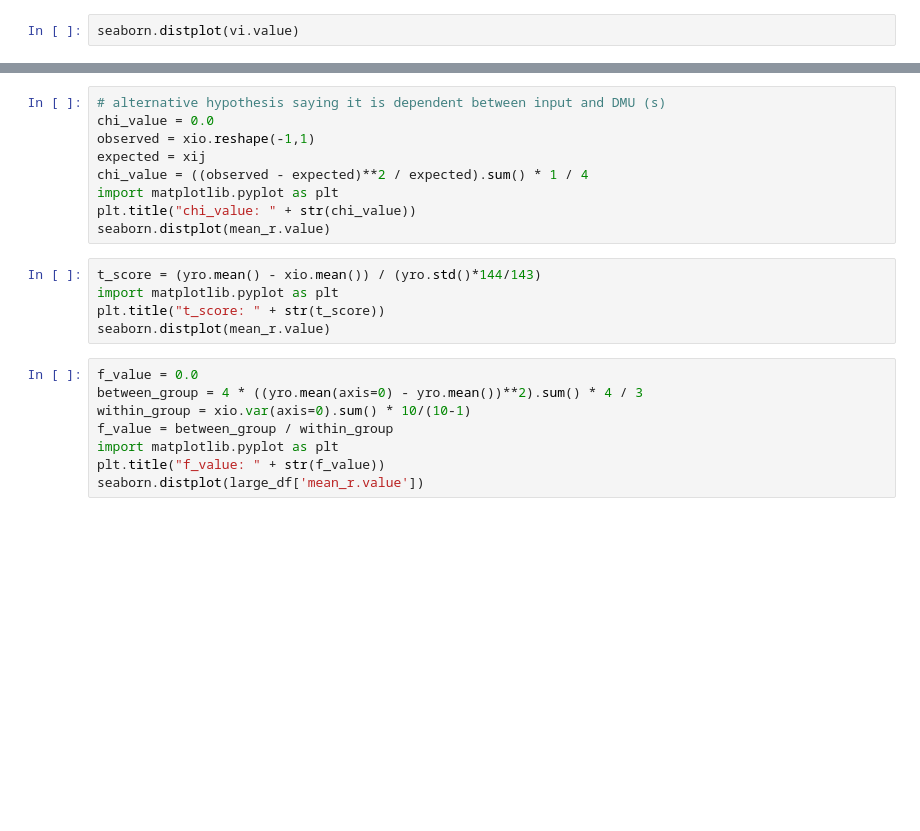
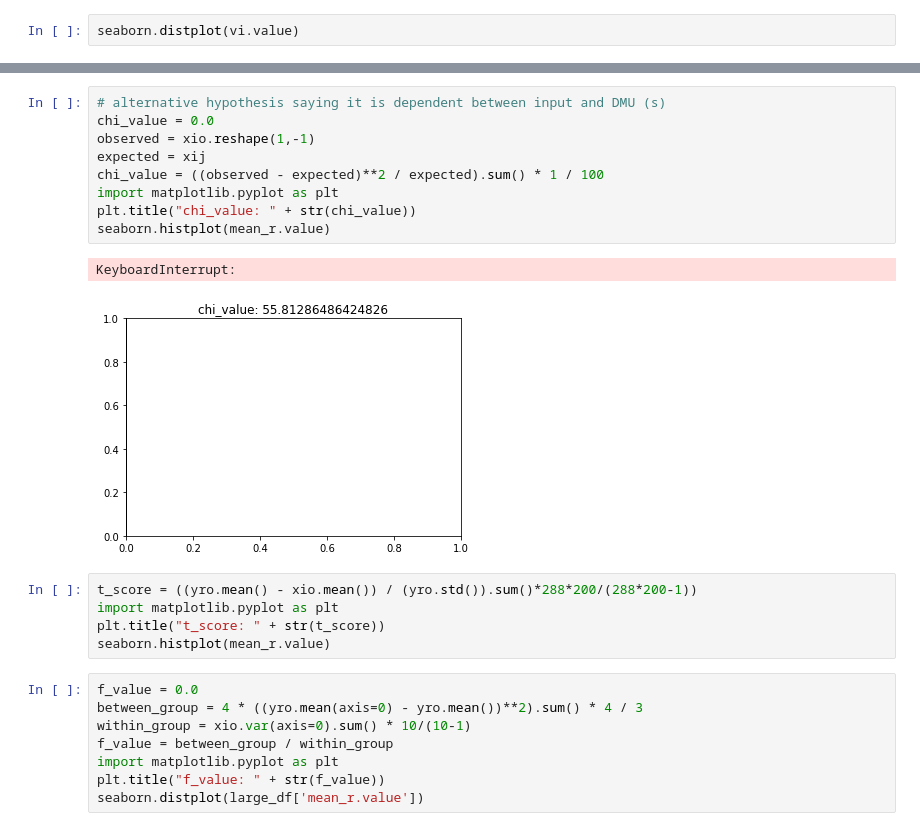
Before and after one commit to aswinvk28/boxing-unboxing-statistical, a Jupyter notebook: boxing-unboxing.ipynb, the cells around one changed output, grey strips where cells are left out. Drawn from its saved outputs; the diff is of its cells as text; blank space fills up the shorter version.

```diff
--- a/boxing-unboxing.ipynb
+++ b/boxing-unboxing.ipynb
@@ -105,17 +126,20 @@ seaborn.distplot(mean_r.value)
 # %%
 # alternative hypothesis saying it is dependent between input and DMU (s)
 chi_value = 0.0
-observed = xio.reshape(-1,1)
+observed = xio.reshape(1,-1)
 expected = xij
-chi_value = ((observed - expected)**2 / expected).sum() * 1 / 4
+chi_value = ((observed - expected)**2 / expected).sum() * 1 / 100
 import matplotlib.pyplot as plt
 plt.title("chi_value: " + str(chi_value))
-seaborn.distplot(mean_r.value)
+seaborn.histplot(mean_r.value)
+# %% [output]
+KeyboardInterrupt:
+[figure, added]
 # %%
-t_score = (yro.mean() - xio.mean()) / (yro.std()*144/143)
+t_score = ((yro.mean() - xio.mean()) / (yro.std()).sum()*288*200/(288*200-1))
 import matplotlib.pyplot as plt
 plt.title("t_score: " + str(t_score))
-seaborn.distplot(mean_r.value)
+seaborn.histplot(mean_r.value)
 # %%
 f_value = 0.0
 between_group = 4 * ((yro.mean(axis=0) - yro.mean())**2).sum() * 4 / 3
```
Also changed, not shown: parts of 10 cells of this notebook, 29 other files.
